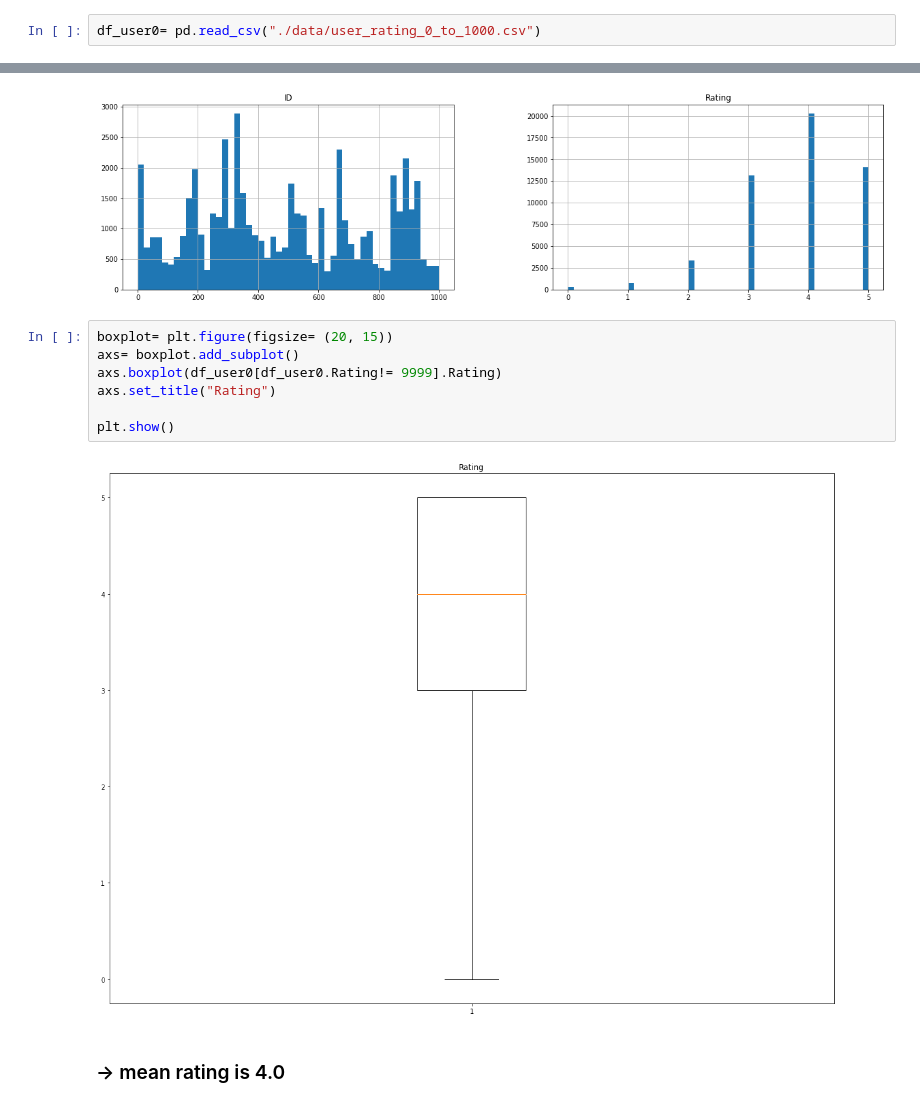
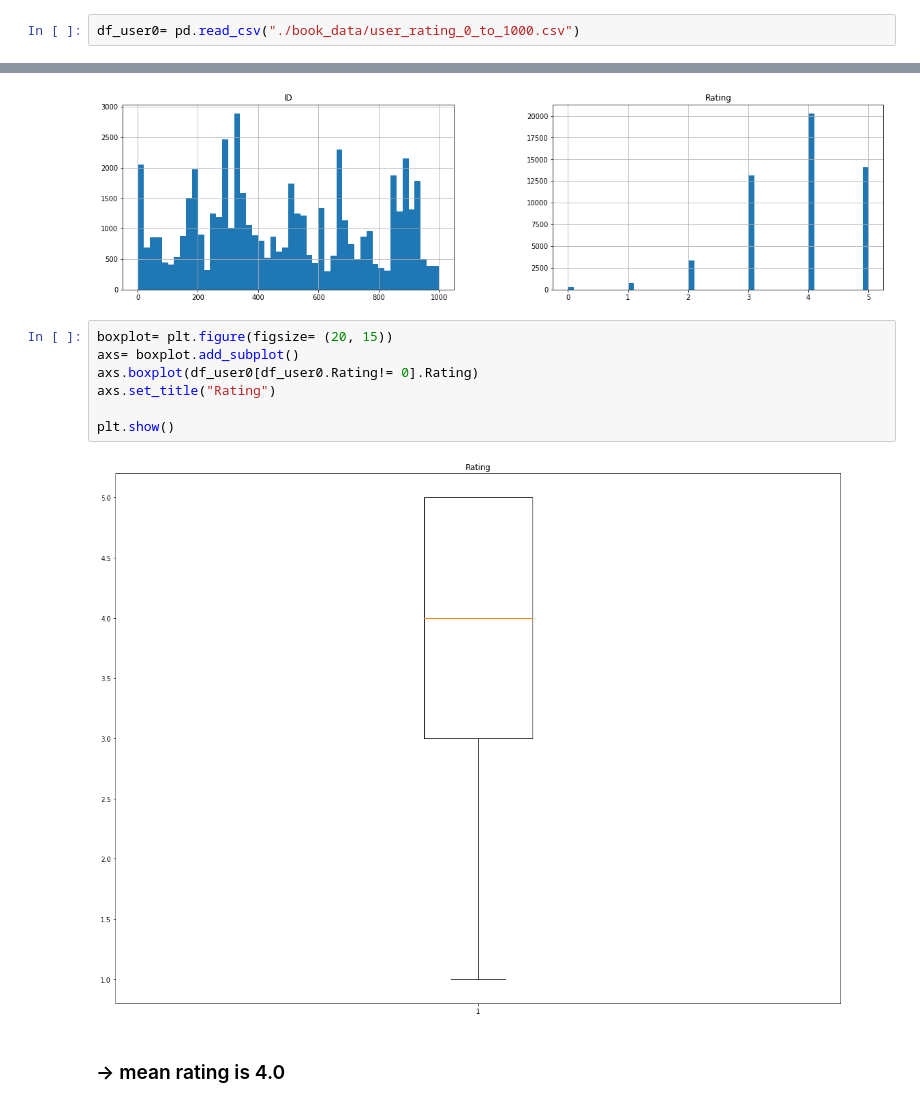
Before and after one commit to mooooondh/BookRecommendation, a Jupyter notebook: EDA.ipynb, the cells around one changed output, grey strips where cells are left out. Saved outputs shown, nothing was run; the diff lists cells and outputs as text.

```diff
--- a/EDA.ipynb
+++ b/EDA.ipynb
@@ -4,7 +4,7 @@ import numpy as np
 # %% [markdown]
 # EDA of user data
 # %%
-df_user0= pd.read_csv("./data/user_rating_0_to_1000.csv")
+df_user0= pd.read_csv("./book_data/user_rating_0_to_1000.csv")
 # %%
 df_user0.shape
 # %% [output]
@@ -72,12 +72,12 @@ plt.show()
 # %%
 boxplot= plt.figure(figsize= (20, 15))
 axs= boxplot.add_subplot()
-axs.boxplot(df_user0[df_user0.Rating!= 9999].Rating)
+axs.boxplot(df_user0[df_user0.Rating!= 0].Rating)
 axs.set_title("Rating")
 
 plt.show()
 # %% [output]
-[figure, old version]
+[figure, new version]
 # %% [markdown]
 ### -> mean rating is 4.0
 # %%
```
